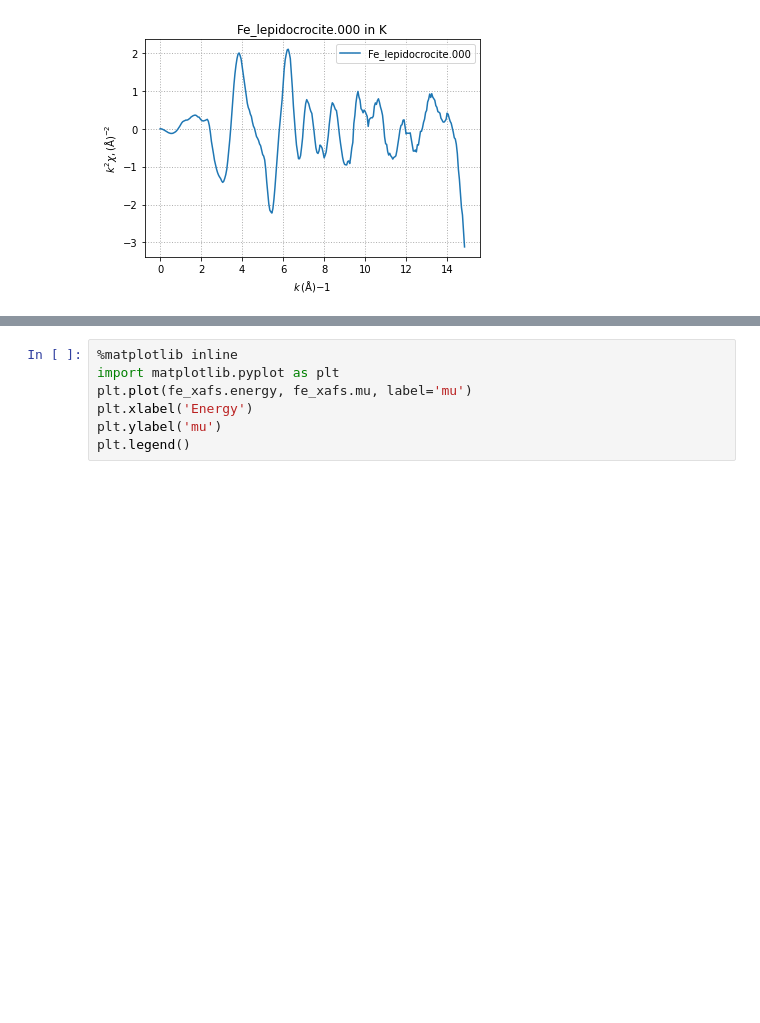
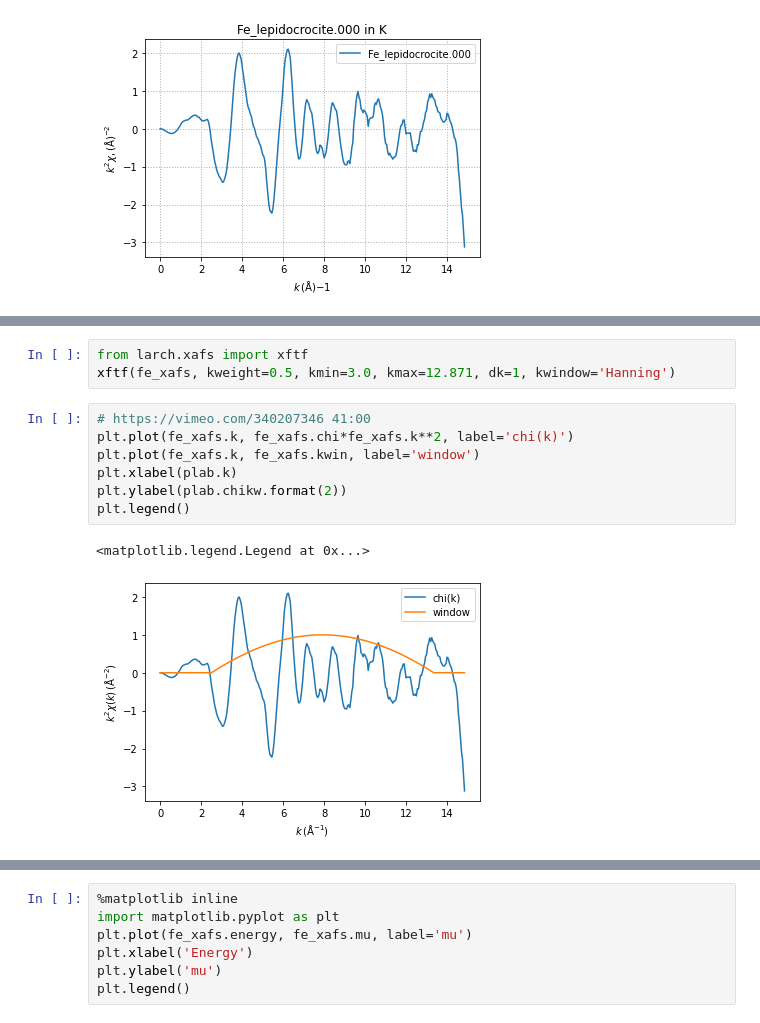
Before and after one commit to scman1/Larch_Intro_ukch, a Jupyter notebook: XAFS_ProcessingBR.ipynb, the cells around one changed output, grey strips where cells are left out. Saved outputs shown, nothing was run; the diff lists cells and outputs as text; blank space fills up the shorter version.

```diff
--- a/XAFS_ProcessingBR.ipynb
+++ b/XAFS_ProcessingBR.ipynb
@@ -223,0 +255,13 @@ A graph similar to the one below is also shown in athena while loading hte data.
+# %%
+from larch.xafs import xftf
+xftf(fe_xafs, kweight=0.5, kmin=3.0, kmax=12.871, dk=1, kwindow='Hanning')
+# %%
+# https://vimeo.com/340207346 41:00
+plt.plot(fe_xafs.k, fe_xafs.chi*fe_xafs.k**2, label='chi(k)')
+plt.plot(fe_xafs.k, fe_xafs.kwin, label='window')
+plt.xlabel(plab.k)
+plt.ylabel(plab.chikw.format(2))
+plt.legend()
+# %% [output]
+<matplotlib.legend.Legend at 0x...>
+[figure, added]
```
Also changed, not shown: parts of 19 cells of this notebook.
